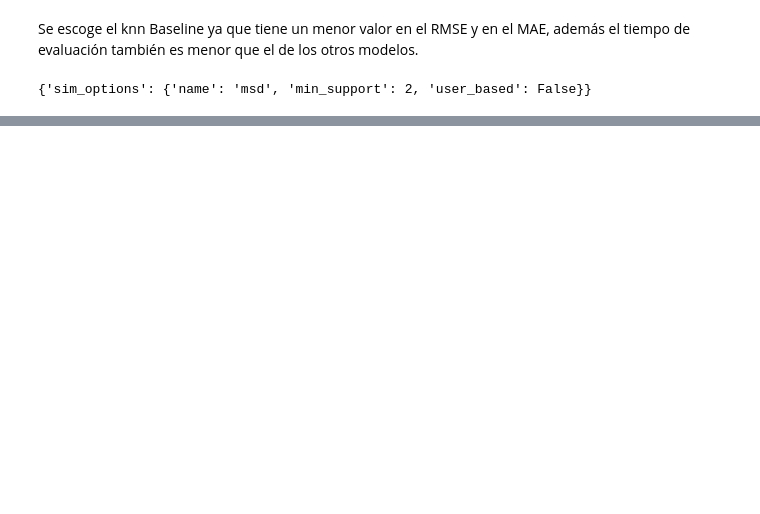
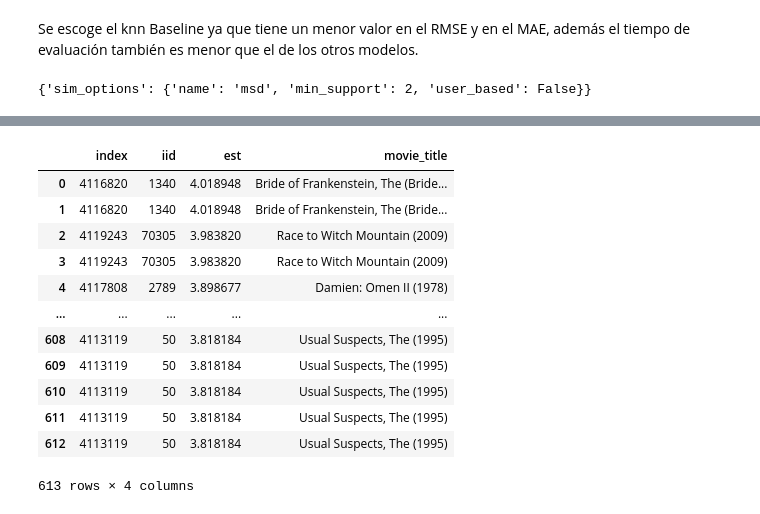
Before and after one commit to LorenaGiVa/Caso---Marketing, a Jupyter notebook: c_modelos.ipynb, the cells around one changed output, grey strips where cells are left out. Drawn from its saved outputs; the diff is of its cells as text; code cells hidden in the pictures; blank space fills up the shorter version.

Commit message:
Se termina de realizar el modelo del filtro colaborativo.

```diff
--- a/c_modelos.ipynb
+++ b/c_modelos.ipynb
@@ -500,2 +500,7 @@ gridsearchKNNWithBaseline.best_score["rmse"]
 # %%
 gs_model=gridsearchKNNWithBaseline.best_estimator['rmse'] ### mejor estimador de gridsearch
+# %%
+################# Entrenar con todos los datos y Realizar predicciones con el modelo afinado
+
+trainset = data.build_full_trainset() ### esta función convierte todos los datos en entrnamiento, las funciones anteriores dividen  en entrenamiento y evaluación
+model=gs_model.fit(trainset) ## se reentrena sobre todos los datos posibles (sin dividir)
@@ -501,0 +511,4 @@ gs_model=gridsearchKNNWithBaseline.best_estimator['rmse'] ### mejor estimador de
+# %%
+predset = trainset.build_anti_testset() ### crea una tabla con todos los usuarios y las peliculas que no han visto
+#### en la columna de rating pone el promedio de todos los rating, en caso de que no pueda calcularlo para un item-usuario
+len(predset)
@@ -501,0 +517,5 @@ gs_model=gridsearchKNNWithBaseline.best_estimator['rmse'] ### mejor estimador de
+# %%
+predictions = gs_model.test(predset) ### función muy pesada, hace las predicciones de rating para todos los libros que no hay leido un usuario
+### la funcion test recibe un test set constriuido con build_test method, o el que genera crosvalidate
+# %%
+predictions_df = pd.DataFrame(predictions) ### esta tabla se puede llevar a una base donde estarán todas las predicciones
@@ -501,0 +548,31 @@ gs_model=gridsearchKNNWithBaseline.best_estimator['rmse'] ### mejor estimador de
+# %%
+##### funcion para recomendar los 10 peliculas con mejores predicciones y llevar base de datos para consultar resto de información
+def recomendaciones(user_id,n_recomend=10):
+
+    predictions_userID = predictions_df[predictions_df['uid'] == user_id].\
+                    sort_values(by="est", ascending = False).head(n_recomend)
+
+    recomendados = predictions_userID[['iid','est']]
+    recomendados.to_sql('reco',conn,if_exists="replace")
+
+    recomendados=pd.read_sql('''select a.*, b.movie_title
+                             from reco a left join full_ratings b
+                             on a.iid=b.movie_id ''', conn)
+
+    return(recomendados)
+
+recomendaciones(user_id=609,n_recomend=10)
+# %% [output]
+|  | index | iid | est | movie_title |
+| 0 | 4116820 | 1340 | 4.018948 | Bride of Frankenstein, The (Bride... |
+| 1 | 4116820 | 1340 | 4.018948 | Bride of Frankenstein, The (Bride... |
+| 2 | 4119243 | 70305 | 3.983820 | Race to Witch Mountain (2009) |
+| 3 | 4119243 | 70305 | 3.983820 | Race to Witch Mountain (2009) |
+| 4 | 4117808 | 2789 | 3.898677 | Damien: Omen II (1978) |
+| ... | ... | ... | ... | ... |
+| 608 | 4113119 | 50 | 3.818184 | Usual Suspects, The (1995) |
+| 609 | 4113119 | 50 | 3.818184 | Usual Suspects, The (1995) |
+| 610 | 4113119 | 50 | 3.818184 | Usual Suspects, The (1995) |
+| 611 | 4113119 | 50 | 3.818184 | Usual Suspects, The (1995) |
+| 612 | 4113119 | 50 | 3.818184 | Usual Suspects, The (1995) |
+613 rows × 4 columns
```
Also changed, not shown: parts of 12 cells of this notebook.
